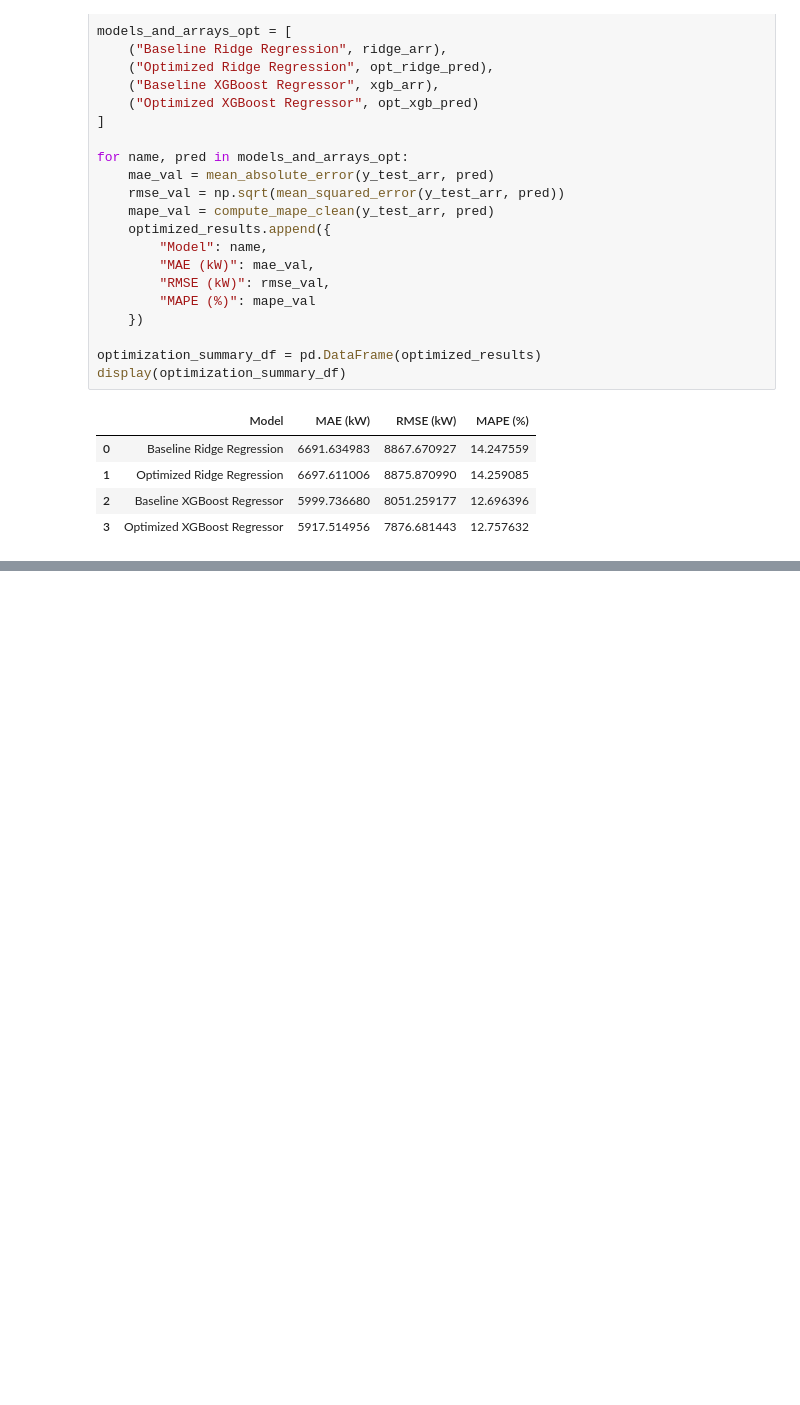
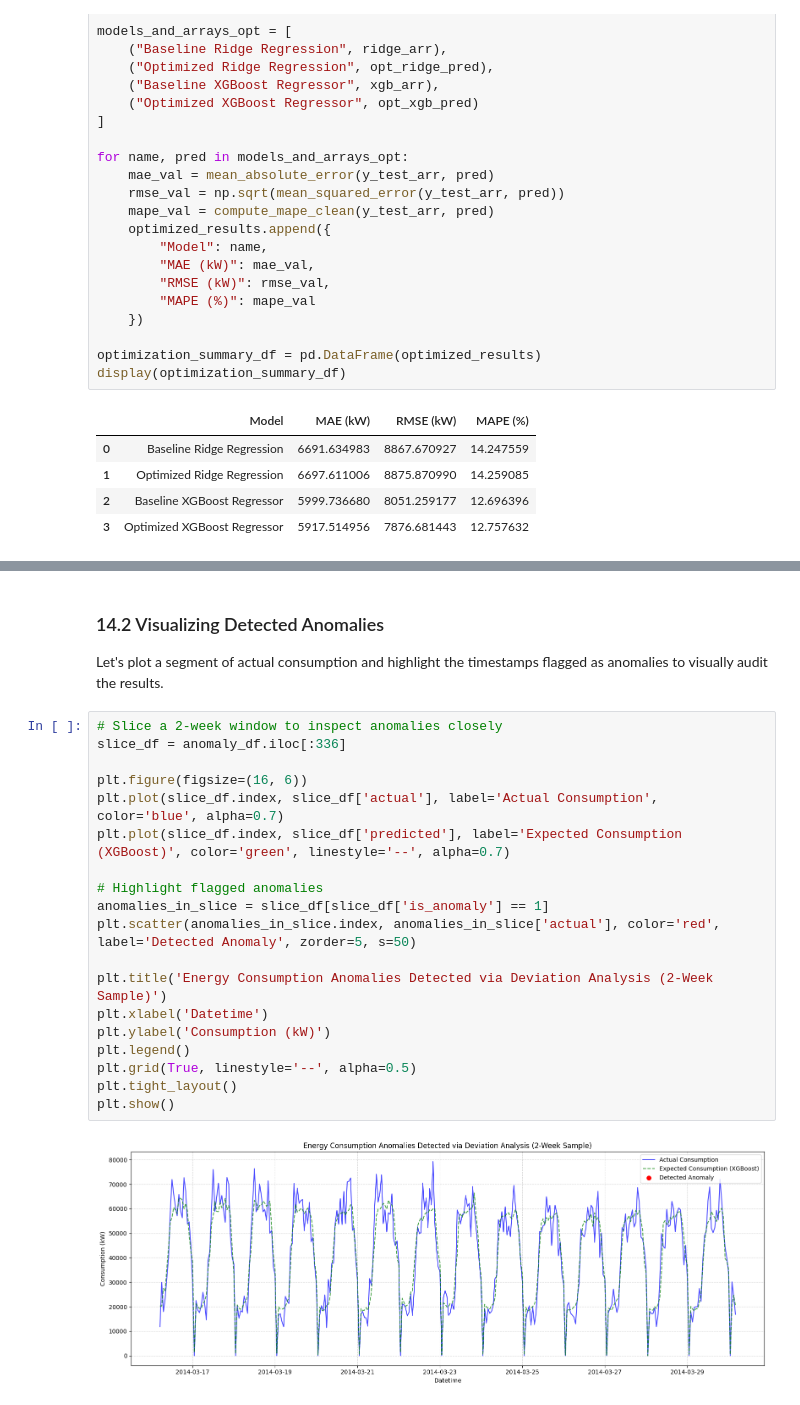
Before and after one commit to Krish-void/Machine-Learning-Project, a Jupyter notebook: Energy_Consumption_Model/Energery_Forcasting_Model.ipynb, the cells around one changed output, grey strips where cells are left out. Drawn from its saved outputs; the diff is of its cells as text; blank space fills up the shorter version.

Commit message:
Anomaly Detection via Forecasting Deviation Analysis | Model Robustness & Stress-Testing |  Complete

```diff
--- a/Energy_Consumption_Model/Energery_Forcasting_Model.ipynb
+++ b/Energy_Consumption_Model/Energery_Forcasting_Model.ipynb
@@ -1185,0 +1225,24 @@ display(optimization_summary_df)
+# %% [markdown]
+### 14.2 Visualizing Detected Anomalies
+Let's plot a segment of actual consumption and highlight the timestamps flagged as anomalies to visually audit the results.
+# %%
+# Slice a 2-week window to inspect anomalies closely
+slice_df = anomaly_df.iloc[:336]
+
+plt.figure(figsize=(16, 6))
+plt.plot(slice_df.index, slice_df['actual'], label='Actual Consumption', color='blue', alpha=0.7)
+plt.plot(slice_df.index, slice_df['predicted'], label='Expected Consumption (XGBoost)', color='green', linestyle='--', alpha=0.7)
+
+# Highlight flagged anomalies
+anomalies_in_slice = slice_df[slice_df['is_anomaly'] == 1]
+plt.scatter(anomalies_in_slice.index, anomalies_in_slice['actual'], color='red', label='Detected Anomaly', zorder=5, s=50)
+
+plt.title('Energy Consumption Anomalies Detected via Deviation Analysis (2-Week Sample)')
+plt.xlabel('Datetime')
+plt.ylabel('Consumption (kW)')
+plt.legend()
+plt.grid(True, linestyle='--', alpha=0.5)
+plt.tight_layout()
+plt.show()
+# %% [output]
+[figure, added]
```
Also changed, not shown: parts of 12 cells of this notebook.
